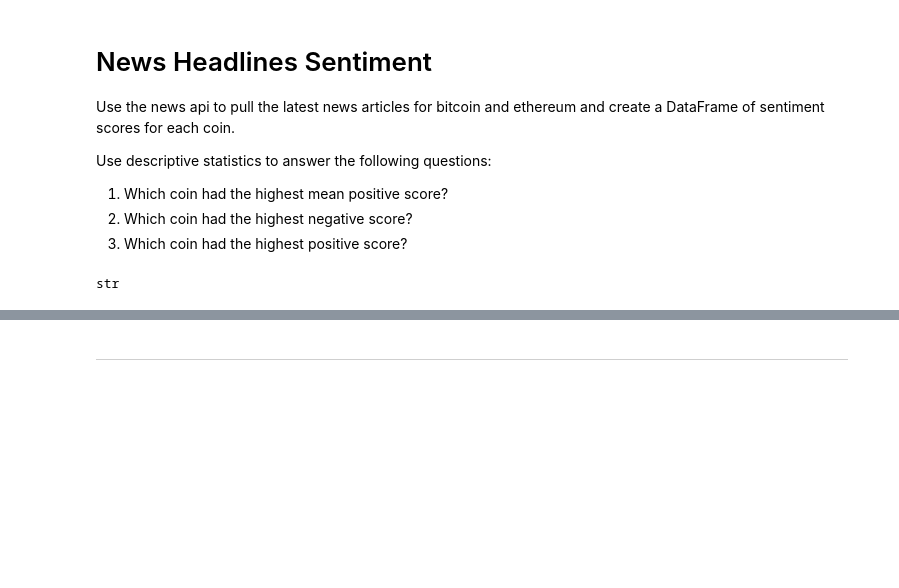
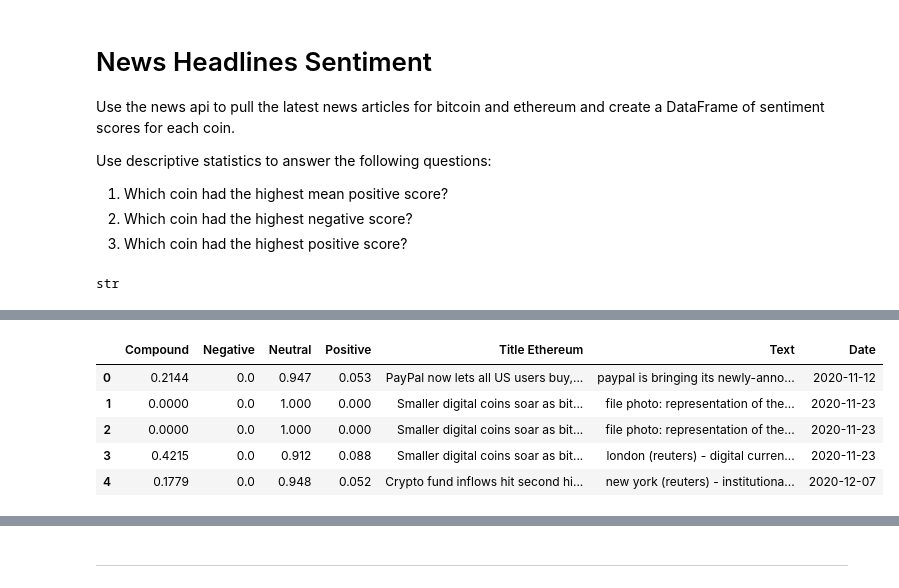
Before and after one commit to EKellerman/NLP_HW, a Jupyter notebook: Instructions/Starter_Code/crypto_sentiment.ipynb, the cells around one changed output, grey strips where cells are left out. Saved outputs shown, nothing was run; the diff lists cells and outputs as text; code cells hidden in the pictures; blank space fills up the shorter version.

```diff
--- a/Instructions/Starter_Code/crypto_sentiment.ipynb
+++ b/Instructions/Starter_Code/crypto_sentiment.ipynb
@@ -42,0 +40,9 @@ SyntaxError: invalid syntax (<ipython-input-52-2f9d3b42f4fc>, line 6)
+# %%
+# Fetch the Ethereum news articles
+# YOUR CODE HERE!
+ethereum_news = newsapi.get_everything(
+    q="Ethereum",
+    language="en",
+    sort_by="relevancy"
+)
+ethereum_news['totalResults']
@@ -42,0 +95,35 @@ SyntaxError: invalid syntax (<ipython-input-52-2f9d3b42f4fc>, line 6)
+# %%
+# Create the ethereum sentiment scores DataFrame
+# YOUR CODE HERE!
+ethereum_sentiments = []
+
+for article in ethereum_news["articles"]:
+    try:
+        text = article["content"].lower()
+        title = article["title"]
+        date = article["publishedAt"][:10]
+        sentiment = analyzer.polarity_scores(text)
+        compound = sentiment["compound"]
+        pos = sentiment["pos"]
+        neu = sentiment["neu"]
+        neg = sentiment["neg"]
+
+        ethereum_sentiments.append({"Text": text, "Date": date, "Compound": compound, "Positive": pos, "Negative": neg, "Neutral": neu, "Title Ethereum": title})
+
+    except AttributeError:
+        pass
+
+#DataFrame
+ethereum_df = pd.DataFrame(ethereum_sentiments)
+
+# DataFrame columns
+cols = ["Compound","Negative","Neutral","Positive","Title Ethereum","Text","Date"]
+ethereum_df = ethereum_df[cols]
+ethereum_df.head()
+# %% [output]
+|  | Compound | Negative | Neutral | Positive | Title Ethereum | Text | Date |
+| 0 | 0.2144 | 0.0 | 0.947 | 0.053 | PayPal now lets all US users buy,... | paypal is bringing its newly-anno... | 2020-11-12 |
+| 1 | 0.0000 | 0.0 | 1.000 | 0.000 | Smaller digital coins soar as bit... | file photo: representation of the... | 2020-11-23 |
+| 2 | 0.0000 | 0.0 | 1.000 | 0.000 | Smaller digital coins soar as bit... | file photo: representation of the... | 2020-11-23 |
+| 3 | 0.4215 | 0.0 | 0.912 | 0.088 | Smaller digital coins soar as bit... | london (reuters) - digital curren... | 2020-11-23 |
+| 4 | 0.1779 | 0.0 | 0.948 | 0.052 | Crypto fund inflows hit second hi... | new york (reuters) - institutiona... | 2020-12-07 |
```
Also changed, not shown: parts of 23 cells of this notebook.
